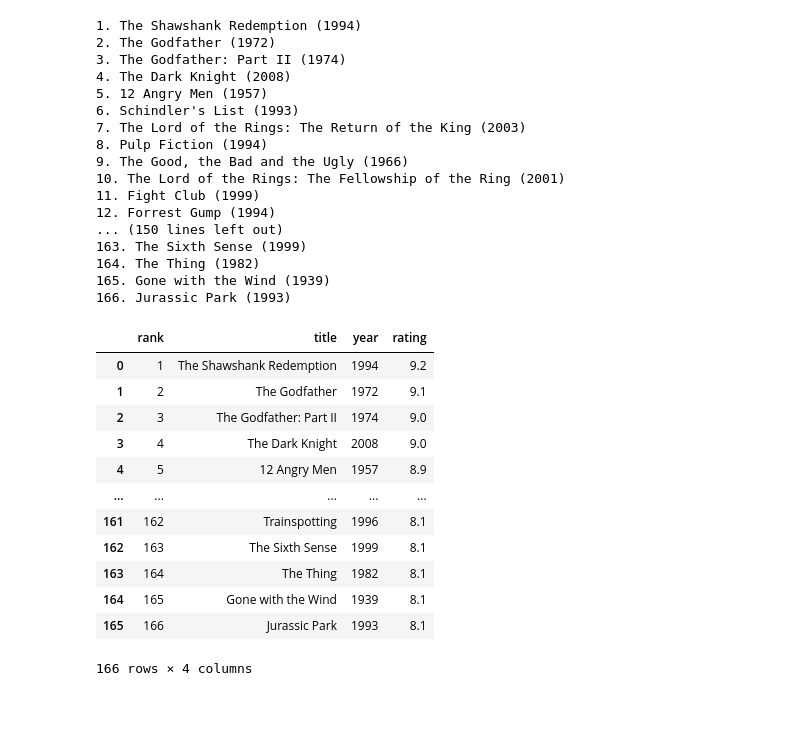
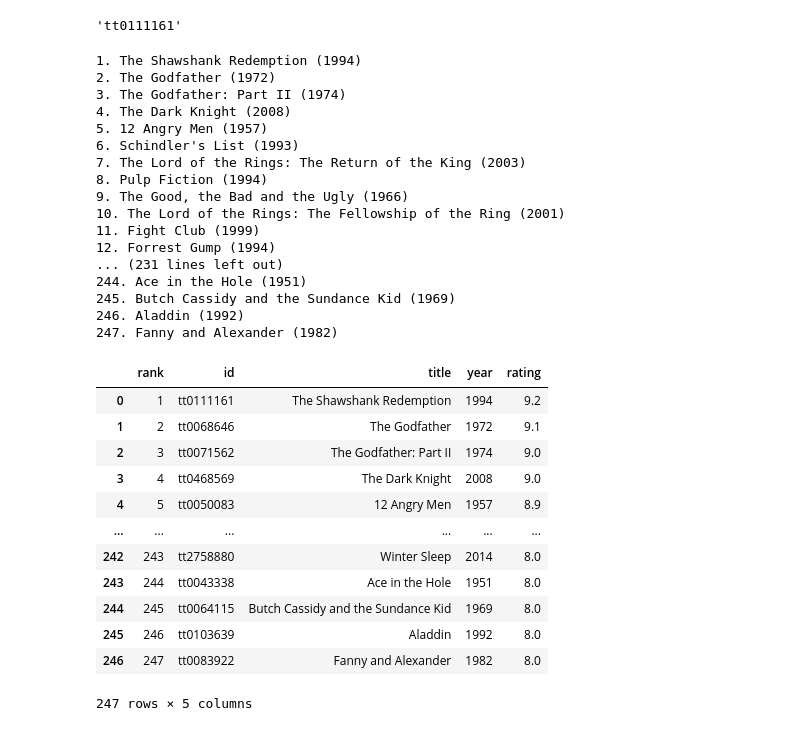
Before and after one commit to BryanWilsonRU/SolitoRylaBryan_ETL, a Jupyter notebook: IMDb250.ipynb, the cells around one changed output. Cells and saved outputs as stored; diff of their text form; code cells hidden in the pictures.

Commit message:
Add OMDB and updated imdb files

```diff
--- a/IMDb250.ipynb
+++ b/IMDb250.ipynb
@@ -59,4 +59,9 @@ movies
  </td>]
+# %%
+#TEST
+movies[0].a['href'].split('/')[2]
+# %% [output]
+'tt0111161'
 # %%
 movie_ratings = soup.find('tbody', class_="lister-list").find_all('td', class_="imdbRating")
 
@@ -70,6 +76,7 @@ i = 0
 rank = []
 titles = []
 year = []
+ids = []
 
 for movie in movies:
     i += 1
@@ -77,6 +84,7 @@ for movie in movies:
     rank.append(i)
     titles.append(movie.a.text)
     year.append(movie.span.text.replace('(','').replace(')',''))
+    ids.append(movie.a['href'].split('/')[2])
 # %% [output]
 1. The Shawshank Redemption (1994)
 2. The Godfather (1972)
@@ -90,31 +98,31 @@ for movie in movies:
 10. The Lord of the Rings: The Fellowship of the Ring (2001)
 11. Fight Club (1999)
 12. Forrest Gump (1994)
-... (150 lines left out)
-163. The Sixth Sense (1999)
-164. The Thing (1982)
-165. Gone with the Wind (1939)
-166. Jurassic Park (1993)
+... (231 lines left out)
+244. Ace in the Hole (1951)
+245. Butch Cassidy and the Sundance Kid (1969)
+246. Aladdin (1992)
+247. Fanny and Alexander (1982)
 # %%
-imdb250_df = pd.DataFrame({"rank": rank, "title": titles, "year": year, "rating": ratings})
+imdb250_df = pd.DataFrame({"rank": rank, "id": ids, "title": titles, "year": year, "rating": ratings})
 imdb250_df
 
 imdb250_df.to_csv('Resources/imdb250.csv')
 
 imdb250_df
 # %% [output]
-|  | rank | title | year | rating |
-| 0 | 1 | The Shawshank Redemption | 1994 | 9.2 |
-| 1 | 2 | The Godfather | 1972 | 9.1 |
-| 2 | 3 | The Godfather: Part II | 1974 | 9.0 |
-| 3 | 4 | The Dark Knight | 2008 | 9.0 |
-| 4 | 5 | 12 Angry Men | 1957 | 8.9 |
-| ... | ... | ... | ... | ... |
-| 161 | 162 | Trainspotting | 1996 | 8.1 |
-| 162 | 163 | The Sixth Sense | 1999 | 8.1 |
-| 163 | 164 | The Thing | 1982 | 8.1 |
-| 164 | 165 | Gone with the Wind | 1939 | 8.1 |
-| 165 | 166 | Jurassic Park | 1993 | 8.1 |
+|  | rank | id | title | year | rating |
+| 0 | 1 | tt0111161 | The Shawshank Redemption | 1994 | 9.2 |
+| 1 | 2 | tt0068646 | The Godfather | 1972 | 9.1 |
+| 2 | 3 | tt0071562 | The Godfather: Part II | 1974 | 9.0 |
+| 3 | 4 | tt0468569 | The Dark Knight | 2008 | 9.0 |
+| 4 | 5 | tt0050083 | 12 Angry Men | 1957 | 8.9 |
+| ... | ... | ... | ... | ... | ... |
+| 242 | 243 | tt2758880 | Winter Sleep | 2014 | 8.0 |
+| 243 | 244 | tt0043338 | Ace in the Hole | 1951 | 8.0 |
+| 244 | 245 | tt0064115 | Butch Cassidy and the Sundance Kid | 1969 | 8.0 |
+| 245 | 246 | tt0103639 | Aladdin | 1992 | 8.0 |
+| 246 | 247 | tt0083922 | Fanny and Alexander | 1982 | 8.0 |
-166 rows × 4 columns
+247 rows × 5 columns
 # %%
 browser.quit()
```
Also changed, not shown: parts of 3 cells of this notebook, 3 other files.
